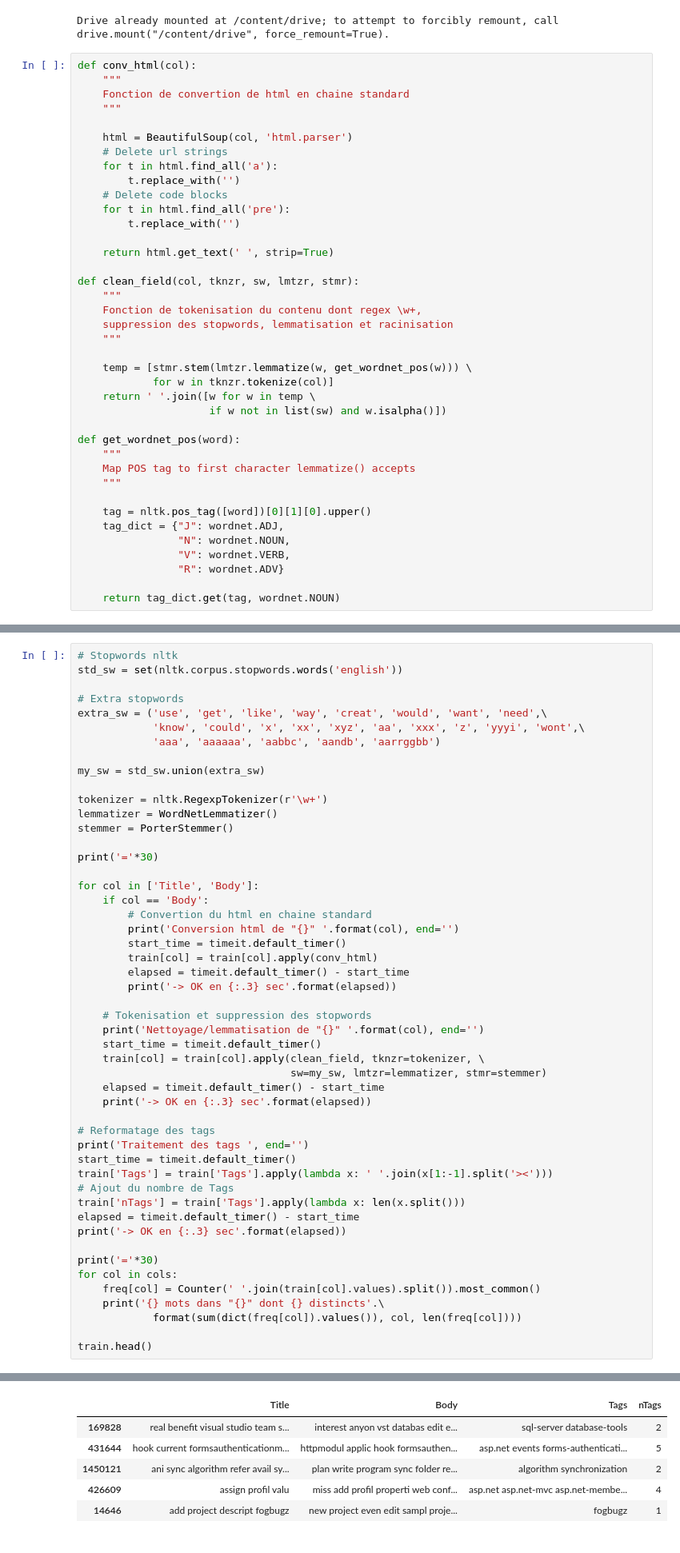
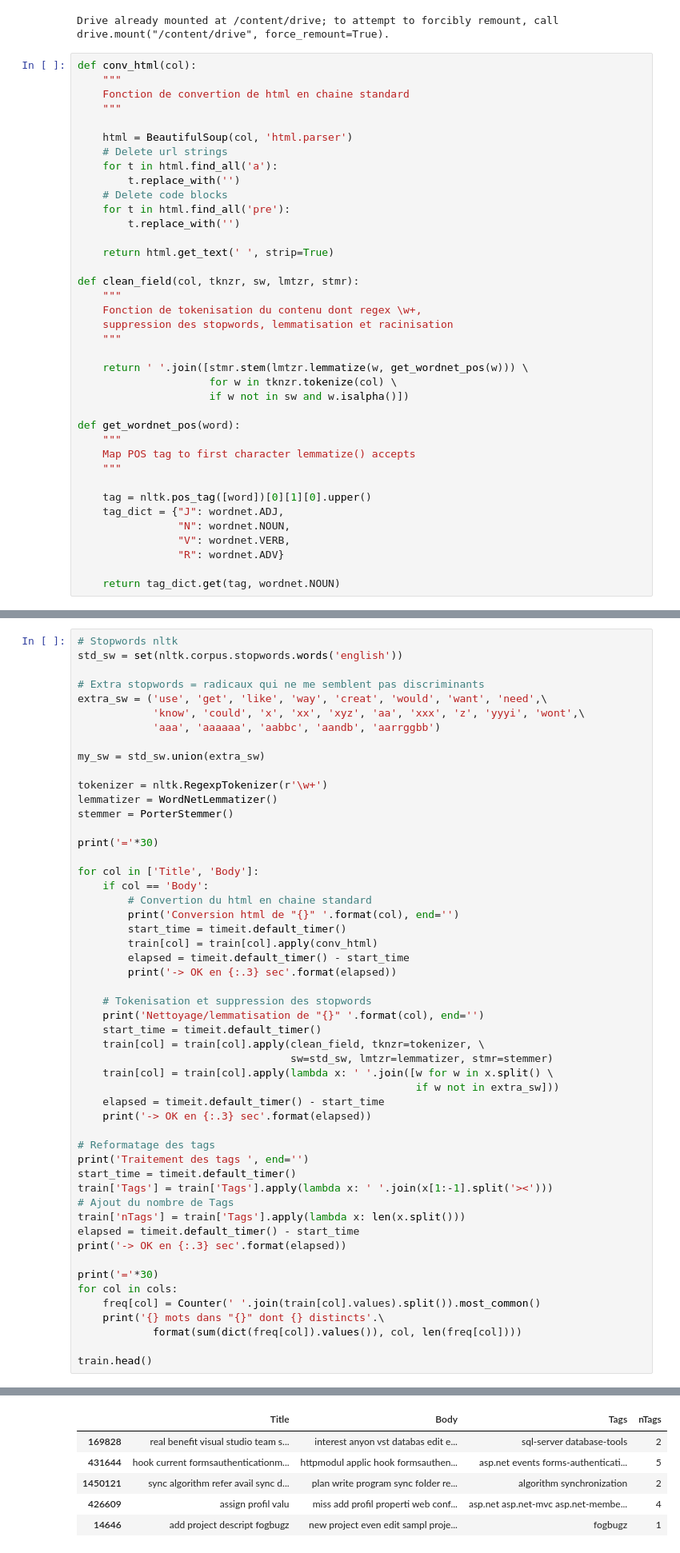
Before and after one commit to FKO78/OC-ds-p6, a Jupyter notebook: P6_Catégorisez_automatiquement_des_questions.ipynb, the cells around one changed output, grey strips where cells are left out. Shown at 80% size. Drawn from its saved outputs; the diff is of its cells as text.

```diff
--- a/P6_Catégorisez_automatiquement_des_questions.ipynb
+++ b/P6_Catégorisez_automatiquement_des_questions.ipynb
@@ -74,10 +74,9 @@ def clean_field(col, tknzr, sw, lmtzr, stmr):
     suppression des stopwords, lemmatisation et racinisation
     """
 
-    temp = [stmr.stem(lmtzr.lemmatize(w, get_wordnet_pos(w))) \
-            for w in tknzr.tokenize(col)]
-    return ' '.join([w for w in temp \
-                     if w not in list(sw) and w.isalpha()])
+    return ' '.join([stmr.stem(lmtzr.lemmatize(w, get_wordnet_pos(w))) \
+                     for w in tknzr.tokenize(col) \
+                     if w not in sw and w.isalpha()])
 
 def get_wordnet_pos(word):
     """
@@ -139,7 +138,7 @@ None
 # Stopwords nltk
 std_sw = set(nltk.corpus.stopwords.words('english'))
 
-# Extra stopwords
+# Extra stopwords = radicaux qui ne me semblent pas discriminants
 extra_sw = ('use', 'get', 'like', 'way', 'creat', 'would', 'want', 'need',\
             'know', 'could', 'x', 'xx', 'xyz', 'aa', 'xxx', 'z', 'yyyi', 'wont',\
             'aaa', 'aaaaaa', 'aabbc', 'aandb', 'aarrggbb')
@@ -165,7 +164,9 @@ for col in ['Title', 'Body']:
     print('Nettoyage/lemmatisation de "{}" '.format(col), end='')
     start_time = timeit.default_timer()
     train[col] = train[col].apply(clean_field, tknzr=tokenizer, \
-                                  sw=my_sw, lmtzr=lemmatizer, stmr=stemmer)
+                                  sw=std_sw, lmtzr=lemmatizer, stmr=stemmer)
+    train[col] = train[col].apply(lambda x: ' '.join([w for w in x.split() \
+                                                      if w not in extra_sw]))
     elapsed = timeit.default_timer() - start_time
     print('-> OK en {:.3} sec'.format(elapsed))
 
@@ -197,8 +198,8 @@ Traitement des tags -> OK en 0.0706 sec
 145824 mots dans "Tags" dont 10494 distincts
 |  | Title | Body | Tags | nTags |
 | 169828 | real benefit visual studio team s... | interest anyon vst databas edit e... | sql-server database-tools | 2 |
 | 431644 | hook current formsauthenticationm... | httpmodul applic hook formsauthen... | asp.net events forms-authenticati... | 5 |
-| 1450121 | ani sync algorithm refer avail sy... | plan write program sync folder re... | algorithm synchronization | 2 |
+| 1450121 | sync algorithm refer avail sync d... | plan write program sync folder re... | algorithm synchronization | 2 |
 | 426609 | assign profil valu | miss add profil properti web conf... | asp.net asp.net-mvc asp.net-membe... | 4 |
 | 14646 | add project descript fogbugz | new project even edit sampl proje... | fogbugz | 1 |
 # %%
```
Also changed, not shown: parts of 6 cells of this notebook.
